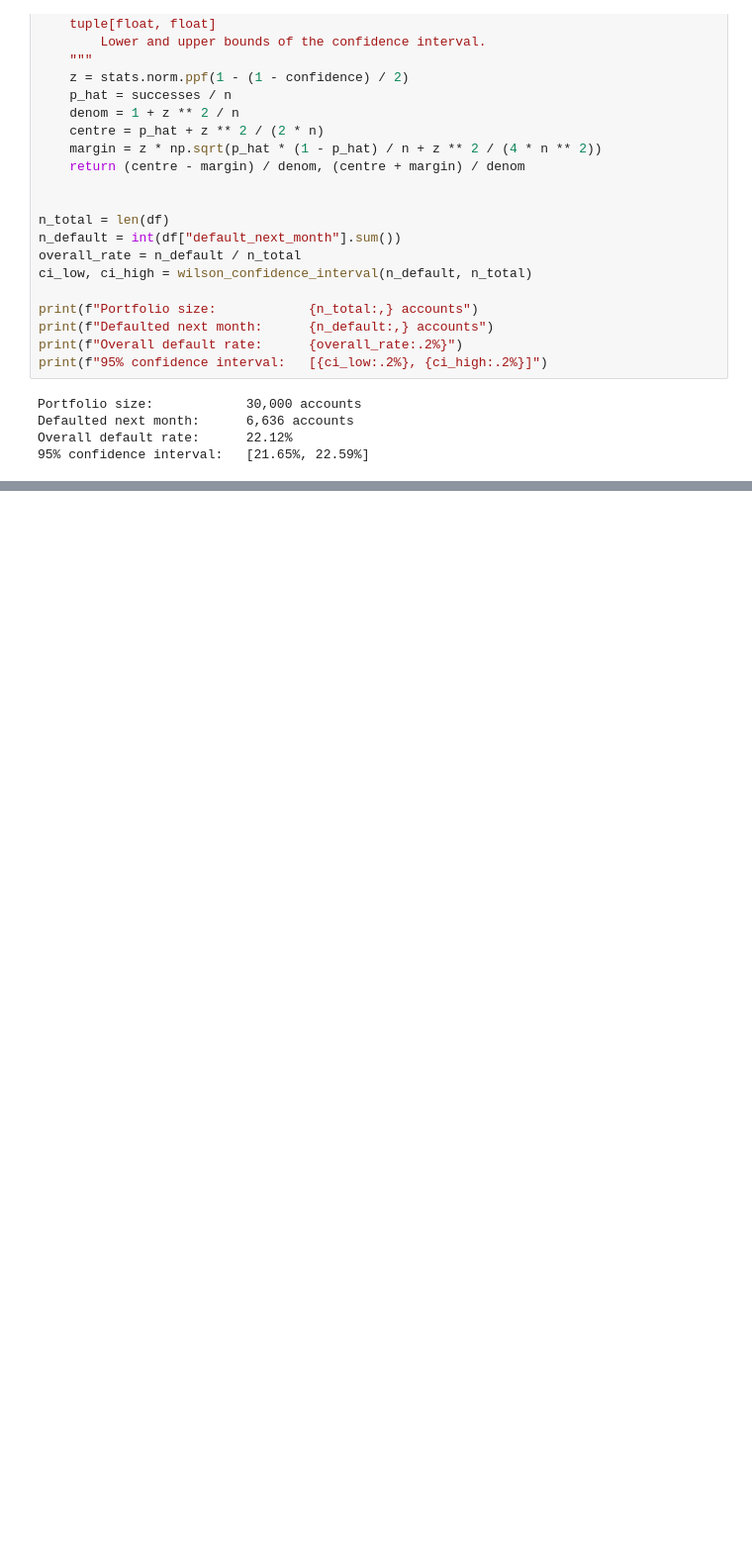
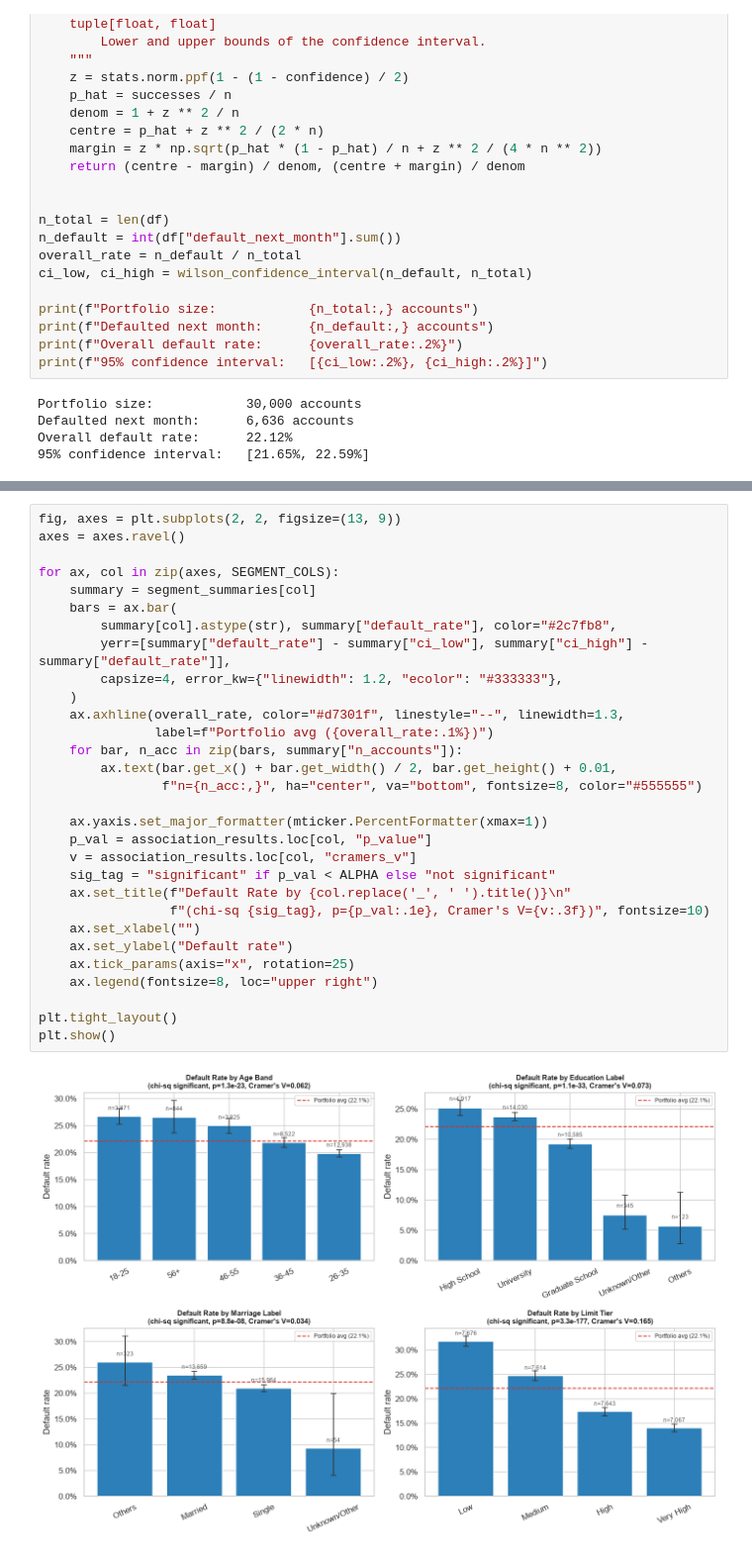
Before and after one commit to Dewmi2004/NovaX--Group-project-of-Python-for-DS-AI, a Jupyter notebook: NovaX.ipynb, the cells around one changed output, grey strips where cells are left out. Shown at 99% size. Saved outputs shown, nothing was run; the diff lists cells and outputs as text; blank space fills up the shorter version.

Commit message:
Default Rate by Demographic & Credit-Limit Segments and Repayment-Behaviour Analysis

```diff
--- a/NovaX.ipynb
+++ b/NovaX.ipynb
@@ -675,0 +741,32 @@ Overall default rate:      22.12%
+# %%
+fig, axes = plt.subplots(2, 2, figsize=(13, 9))
+axes = axes.ravel()
+
+for ax, col in zip(axes, SEGMENT_COLS):
+    summary = segment_summaries[col]
+    bars = ax.bar(
+        summary[col].astype(str), summary["default_rate"], color="#2c7fb8",
+        yerr=[summary["default_rate"] - summary["ci_low"], summary["ci_high"] - summary["default_rate"]],
+        capsize=4, error_kw={"linewidth": 1.2, "ecolor": "#333333"},
+    )
+    ax.axhline(overall_rate, color="#d7301f", linestyle="--", linewidth=1.3,
+               label=f"Portfolio avg ({overall_rate:.1%})")
+    for bar, n_acc in zip(bars, summary["n_accounts"]):
+        ax.text(bar.get_x() + bar.get_width() / 2, bar.get_height() + 0.01,
+                f"n={n_acc:,}", ha="center", va="bottom", fontsize=8, color="#555555")
+
+    ax.yaxis.set_major_formatter(mticker.PercentFormatter(xmax=1))
+    p_val = association_results.loc[col, "p_value"]
+    v = association_results.loc[col, "cramers_v"]
+    sig_tag = "significant" if p_val < ALPHA else "not significant"
+    ax.set_title(f"Default Rate by {col.replace('_', ' ').title()}\n"
+                 f"(chi-sq {sig_tag}, p={p_val:.1e}, Cramer's V={v:.3f})", fontsize=10)
+    ax.set_xlabel("")
+    ax.set_ylabel("Default rate")
+    ax.tick_params(axis="x", rotation=25)
+    ax.legend(fontsize=8, loc="upper right")
+
+plt.tight_layout()
+plt.show()
+# %% [output]
+[figure, added]
```
Also changed, not shown: parts of 4 cells of this notebook.
